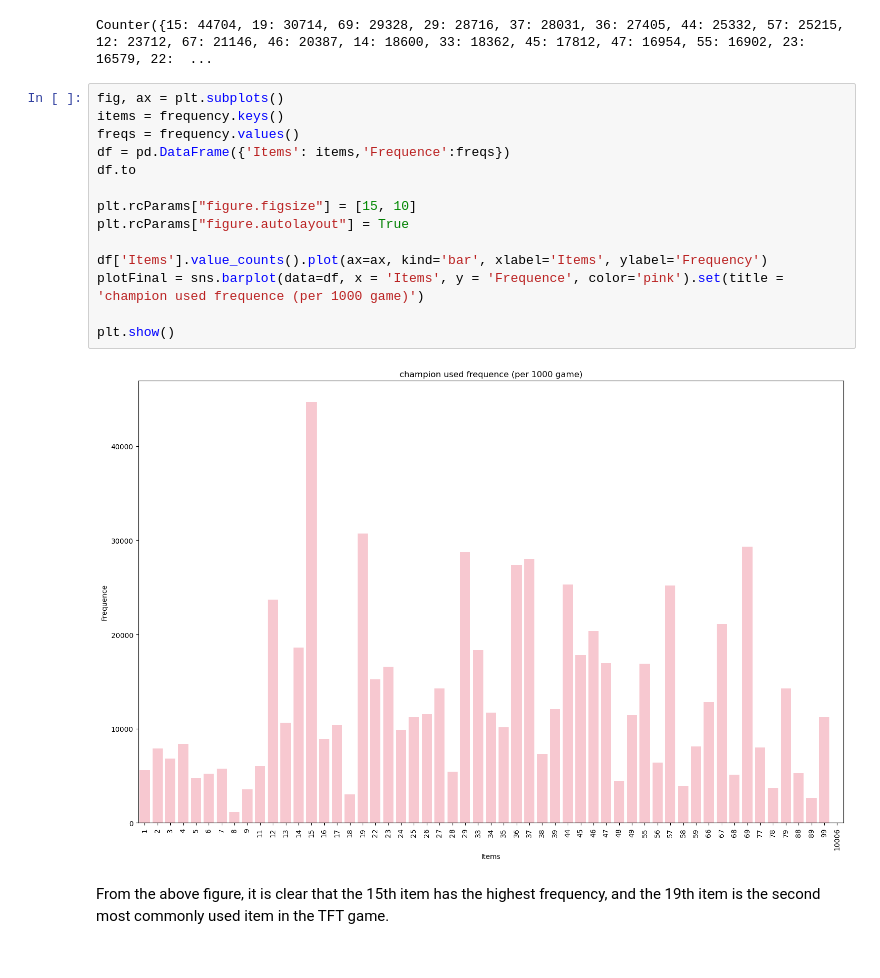
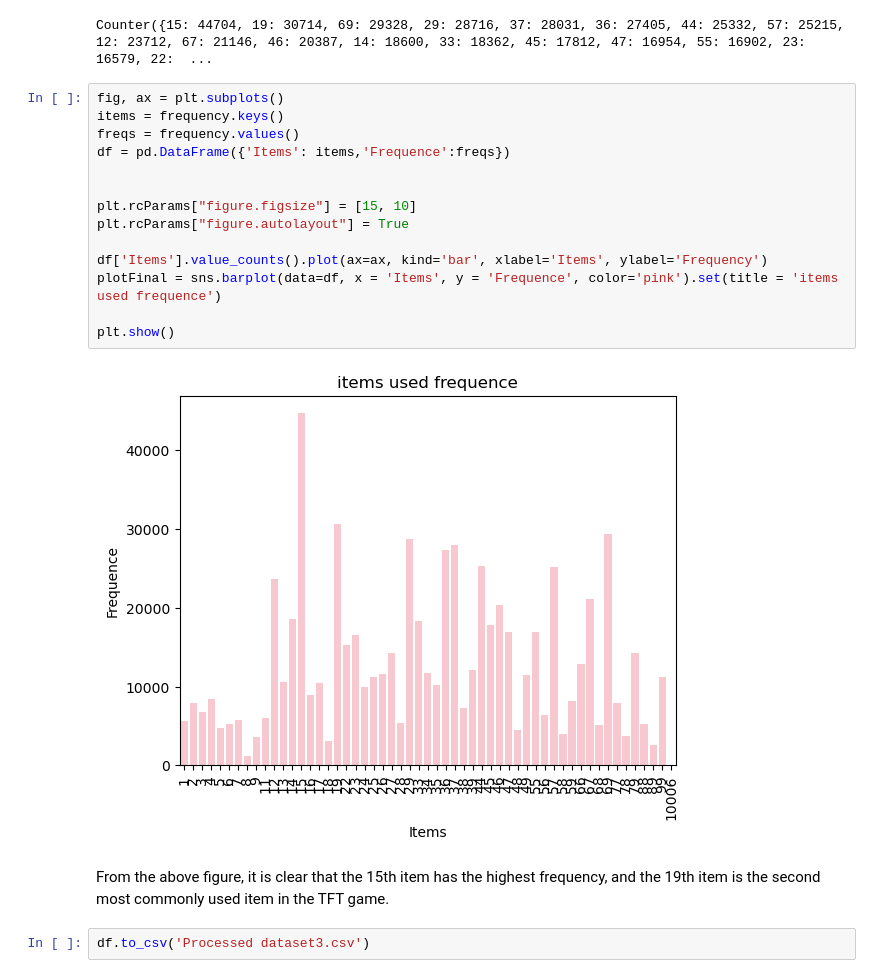
Before and after one commit to ubco-W2022T1-cosc301/project-group32, a Jupyter notebook: notebooks/analysis3.ipynb, the cells around one changed output. Drawn from its saved outputs; the diff is of its cells as text.

```diff
--- a/notebooks/analysis3.ipynb
+++ b/notebooks/analysis3.ipynb
@@ -326,18 +323,20 @@ Counter({15: 44704, 19: 30714, 69: 29328, 29: 28716, 37: 28031, 36: 27405, 44: 2
 # %%
 fig, ax = plt.subplots()
 items = frequency.keys()
 freqs = frequency.values()
 df = pd.DataFrame({'Items': items,'Frequence':freqs})
-df.to
+
 
 plt.rcParams["figure.figsize"] = [15, 10]
 plt.rcParams["figure.autolayout"] = True
 
 df['Items'].value_counts().plot(ax=ax, kind='bar', xlabel='Items', ylabel='Frequency')
-plotFinal = sns.barplot(data=df, x = 'Items', y = 'Frequence', color='pink').set(title = 'champion used frequence (per 1000 game)')
+plotFinal = sns.barplot(data=df, x = 'Items', y = 'Frequence', color='pink').set(title = 'items used frequence')
 
 plt.show()
 # %% [output]
-[figure, old version]
+[figure, new version]
 # %% [markdown]
 From the above figure, it is clear that the 15th item has the highest frequency, and the 19th item is the second most commonly used item in the TFT game.
+# %%
+df.to_csv('Processed dataset3.csv')
```
Also changed, not shown: parts of 1 cell of this notebook, 1 other file.
